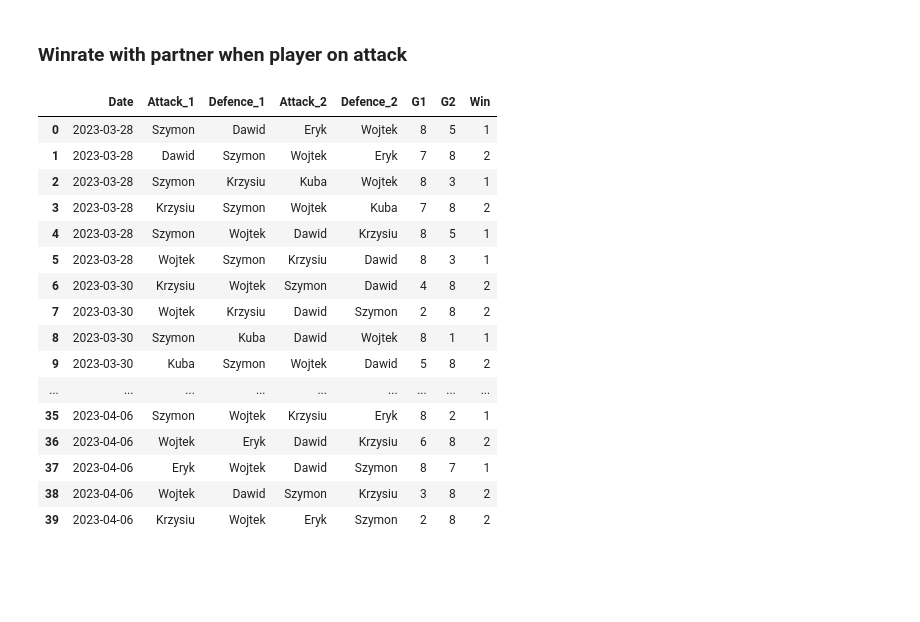
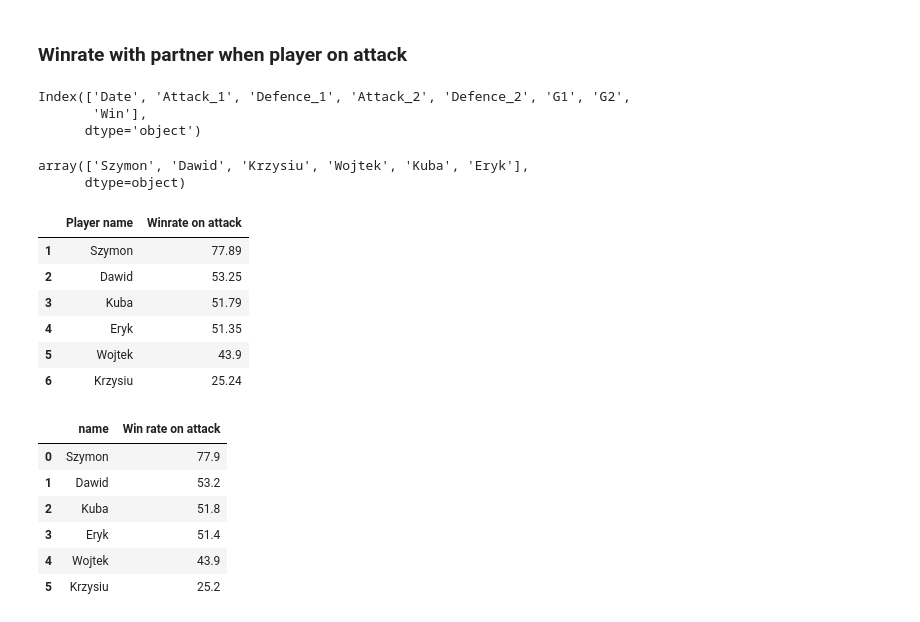
Before and after one commit to Szymkie/foosball, a Jupyter notebook: eda.ipynb, the cells around one changed output. Cells and saved outputs as stored; diff of their text form; code cells hidden in the pictures; blank space fills up the shorter version.

```diff
--- a/eda.ipynb
+++ b/eda.ipynb
@@ -379,23 +388,26 @@ x
 40.0
 # %% [markdown]
 ### Winrate with partner when player on attack
+# %%
+df_1.columns
+# %% [output]
+Index(['Date', 'Attack_1', 'Defence_1', 'Attack_2', 'Defence_2', 'G1', 'G2',
+       'Win'],
+      dtype='object')
+# %%
+names = df['Attack_1'].unique()
+names
+# %% [output]
+array(['Szymon', 'Dawid', 'Krzysiu', 'Wojtek', 'Kuba', 'Eryk'],
+      dtype=object)
 # %%
-df_1.head(40)
+df_dumm = pd.get_dummies(df_1, columns = ['Attack_1', 'Defence_1', 'Attack_2', 'Defence_2'])
+
+df_bad = pd.DataFrame(columns = ["name", "index"])
+k = 0
+for name in names:
+    cols = [i for i in df_dumm.columns if name in i]
+    s = df_dumm[cols].sum(axis = 1)
+    for index in s.where(s > 1).dropna().index:
+        df_bad.loc[k] = name, index
+        k += 1
-# %% [output]
-|  | Date | Attack_1 | Defence_1 | Attack_2 | Defence_2 | G1 | G2 | Win |
-| 0 | 2023-03-28 | Szymon | Dawid | Eryk | Wojtek | 8 | 5 | 1 |
-| 1 | 2023-03-28 | Dawid | Szymon | Wojtek | Eryk | 7 | 8 | 2 |
-| 2 | 2023-03-28 | Szymon | Krzysiu | Kuba | Wojtek | 8 | 3 | 1 |
-| 3 | 2023-03-28 | Krzysiu | Szymon | Wojtek | Kuba | 7 | 8 | 2 |
-| 4 | 2023-03-28 | Szymon | Wojtek | Dawid | Krzysiu | 8 | 5 | 1 |
-| 5 | 2023-03-28 | Wojtek | Szymon | Krzysiu | Dawid | 8 | 3 | 1 |
-| 6 | 2023-03-30 | Krzysiu | Wojtek | Szymon | Dawid | 4 | 8 | 2 |
-| 7 | 2023-03-30 | Wojtek | Krzysiu | Dawid | Szymon | 2 | 8 | 2 |
-| 8 | 2023-03-30 | Szymon | Kuba | Dawid | Wojtek | 8 | 1 | 1 |
-| 9 | 2023-03-30 | Kuba | Szymon | Wojtek | Dawid | 5 | 8 | 2 |
-| ... | ... | ... | ... | ... | ... | ... | ... | ... |
-| 35 | 2023-04-06 | Szymon | Wojtek | Krzysiu | Eryk | 8 | 2 | 1 |
-| 36 | 2023-04-06 | Wojtek | Eryk | Dawid | Krzysiu | 6 | 8 | 2 |
-| 37 | 2023-04-06 | Eryk | Wojtek | Dawid | Szymon | 8 | 7 | 1 |
-| 38 | 2023-04-06 | Wojtek | Dawid | Szymon | Krzysiu | 3 | 8 | 2 |
-| 39 | 2023-04-06 | Krzysiu | Wojtek | Eryk | Szymon | 2 | 8 | 2 |
@@ -401,0 +503,11 @@ df_1.head(40)
+# %%
+tmp = rankings(df, 'Winrate on attack')
+tmp
+# %% [output]
+|  | Player name | Winrate on attack |
+| 1 | Szymon | 77.89 |
+| 2 | Dawid | 53.25 |
+| 3 | Kuba | 51.79 |
+| 4 | Eryk | 51.35 |
+| 5 | Wojtek | 43.9 |
+| 6 | Krzysiu | 25.24 |
@@ -401,0 +530,10 @@ df_1.head(40)
+# %%
+df_kpi
+# %% [output]
+|  | name | Win rate on attack |
+| 0 | Szymon | 77.9 |
+| 1 | Dawid | 53.2 |
+| 2 | Kuba | 51.8 |
+| 3 | Eryk | 51.4 |
+| 4 | Wojtek | 43.9 |
+| 5 | Krzysiu | 25.2 |
```
Also changed, not shown: parts of 10 cells of this notebook, 4 other files.
